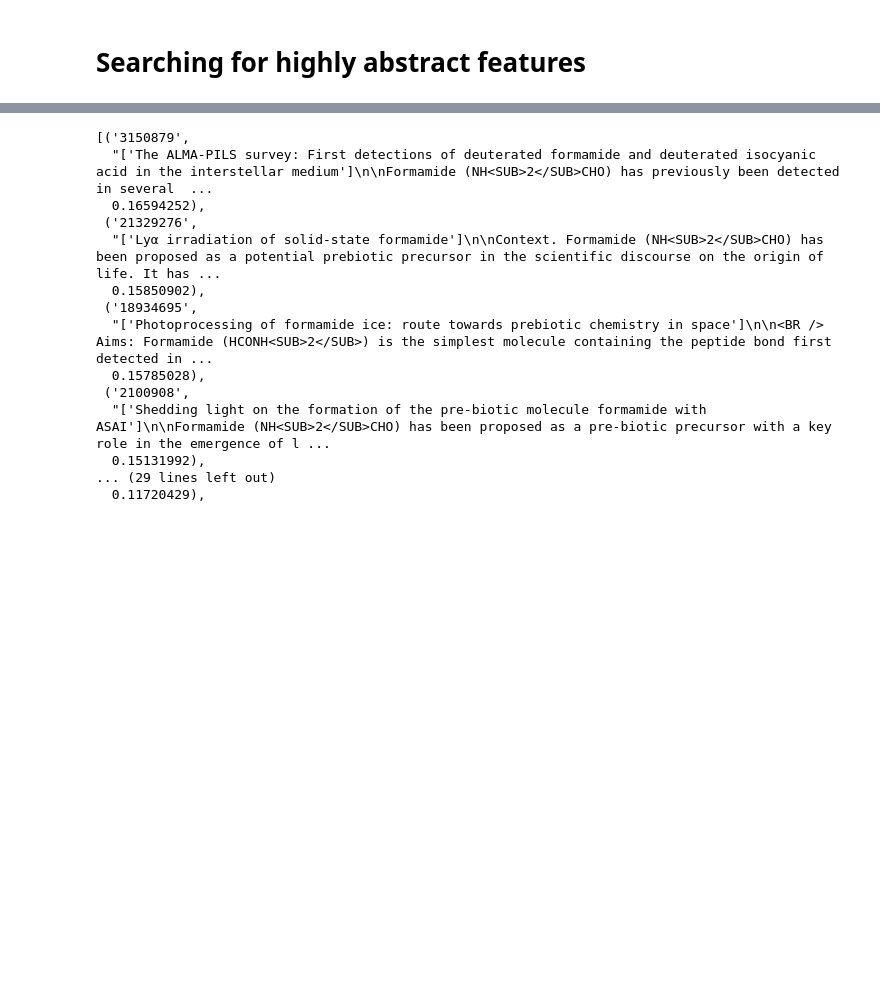
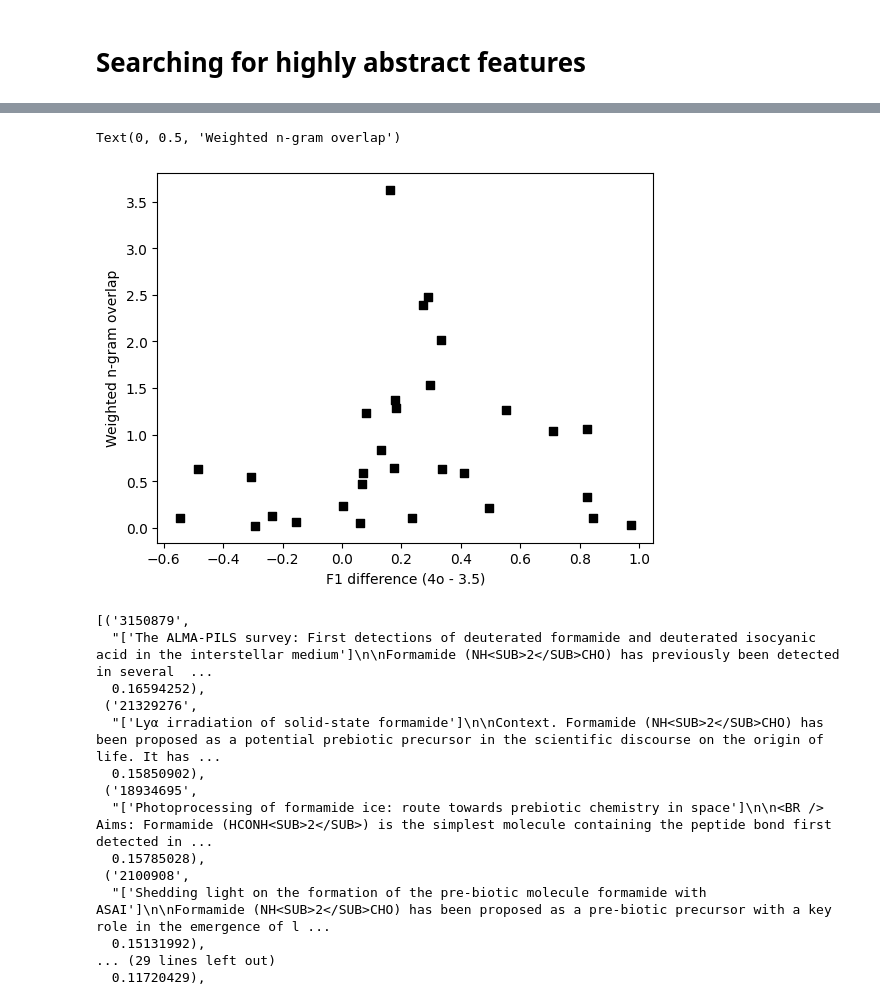
Before and after one commit to jsalt2024-evaluating-llms-for-astronomy/retrieval, a Jupyter notebook: saerch/christine2.ipynb, the cells around one changed output, grey strips where cells are left out. Drawn from its saved outputs; the diff is of its cells as text; code cells hidden in the pictures; blank space fills up the shorter version.

```diff
--- a/saerch/christine2.ipynb
+++ b/saerch/christine2.ipynb
@@ -421,0 +413,14 @@ abstract_candidates
+# %%
+def compute_gram_overlap(label, abstract, weights = [1, 2, 3, 4]):
+    feature_tokens = preprocess_text(label)
+    abstract_tokens = preprocess_text(abstract)
+    score = 0
+    for i, weight in enumerate(weights):
+        n = i + 1
+        feature_ngrams = set(ngrams(feature_tokens, n))
+        abstract_ngrams = set(ngrams(abstract_tokens, n))
+        if len(feature_ngrams) > 0 and len(abstract_ngrams) > 0:
+            intersection = len((feature_ngrams & abstract_ngrams))
+            score += (intersection / len(feature_ngrams)) * weight
+
+    return score
@@ -422,3 +465,21 @@ abstract_candidates
+# %%
+experiment_results = json.load(open('sae_data/experiment_results.json'))
+# %%
+experiment_corrs = np.zeros((len(experiment_results) // 3 , 3))
+for i, result in enumerate(experiment_results):
+    if i % 3 == 0:
+        f1_diff = result['f1_score'] - experiment_results[i + 1]['f1_score']
+        corr_diff = result['correlation'] - experiment_results[i + 1]['correlation']
+        top_abstracts, zero_abstracts = analyzer.get_feature_activations(10, feature_index = result['feature_index'])
+        overlap_scores = [compute_gram_overlap(result['interpretation'], abstract[1], weights = [1, 2, 3, 4]) for abstract in top_abstracts]
+        experiment_corrs[i // 3] = [f1_diff, corr_diff, np.mean(overlap_scores)]
+# %%
+plt.scatter(experiment_corrs[:, 1], experiment_corrs[:, 2], marker = 's', c = 'k')
+plt.xlabel('F1 difference (4o - 3.5)')
+plt.ylabel('Weighted n-gram overlap')
+# %% [output]
+Text(0, 0.5, 'Weighted n-gram overlap')
+[figure, added]
 # %%
 auto_labels_by_label = {auto_results[i]['label']: auto_results[i] for i in range(len(auto_results))}
 # %%
```
Also changed, not shown: parts of 7 cells of this notebook, 5 other files.
